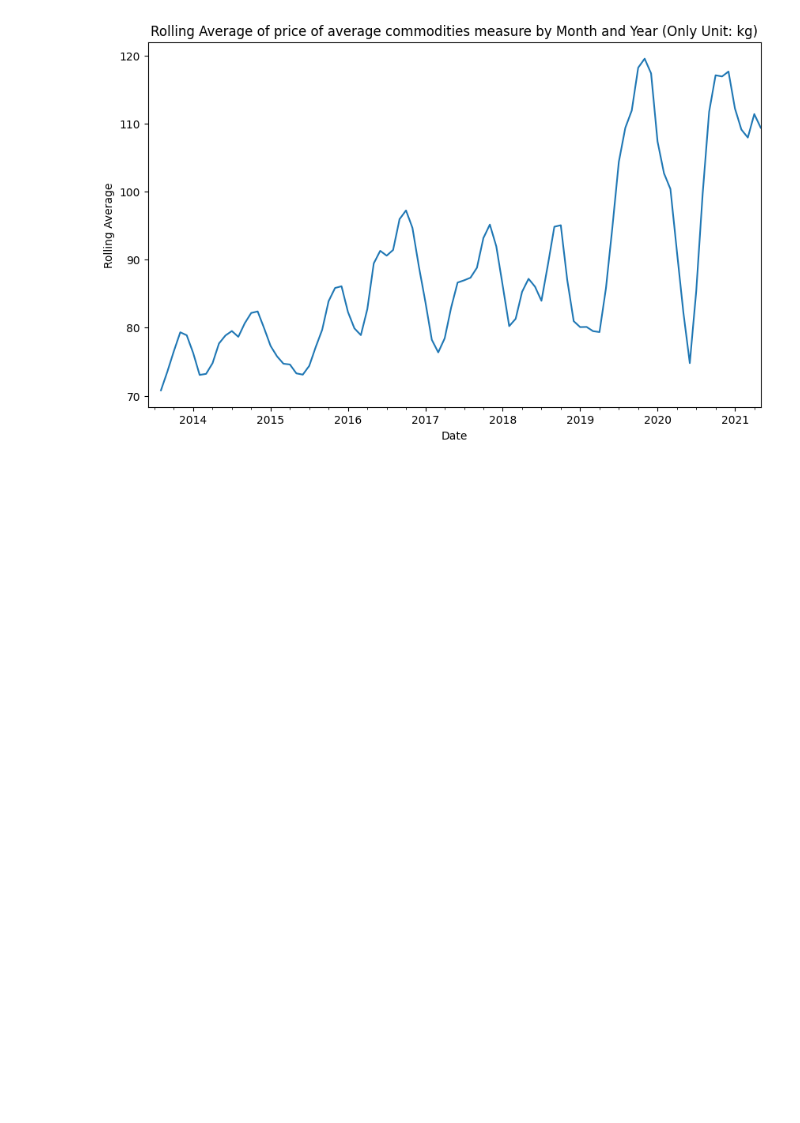
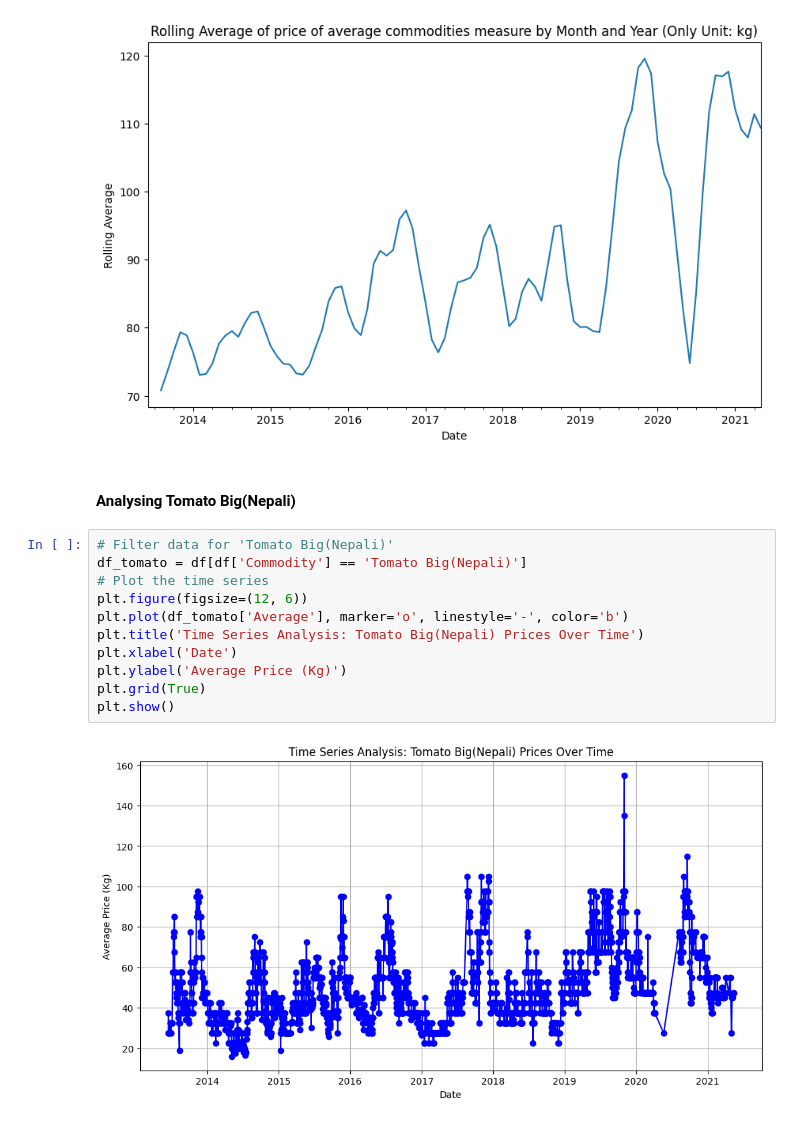
Before and after one commit to nirdeshacharya/KalimatiVeggieMarketData_Nepal, a Jupyter notebook: main.ipynb, the cells around one changed output. Cells and saved outputs as stored; diff of their text form; blank space fills up the shorter version.

Commit message:
Analysing Tomato Big(Nepali)

```diff
--- a/main.ipynb
+++ b/main.ipynb
@@ -100,3 +100,18 @@ plt.ylabel('Rolling Average')
 plt.show()
 # %% [output]
 [figure]
+# %% [markdown]
+#### Analysing Tomato Big(Nepali)
+# %%
+# Filter data for 'Tomato Big(Nepali)'
+df_tomato = df[df['Commodity'] == 'Tomato Big(Nepali)']
+# Plot the time series
+plt.figure(figsize=(12, 6))
+plt.plot(df_tomato['Average'], marker='o', linestyle='-', color='b')
+plt.title('Time Series Analysis: Tomato Big(Nepali) Prices Over Time')
+plt.xlabel('Date')
+plt.ylabel('Average Price (Kg)')
+plt.grid(True)
+plt.show()
+# %% [output]
+[figure, added]
```
